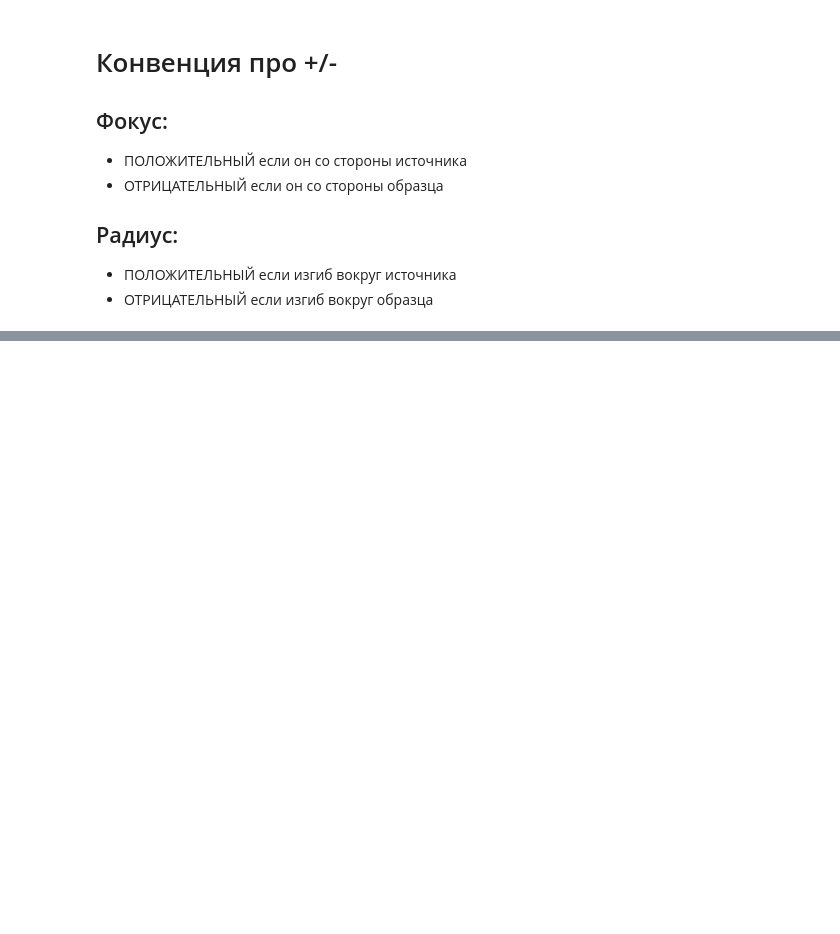
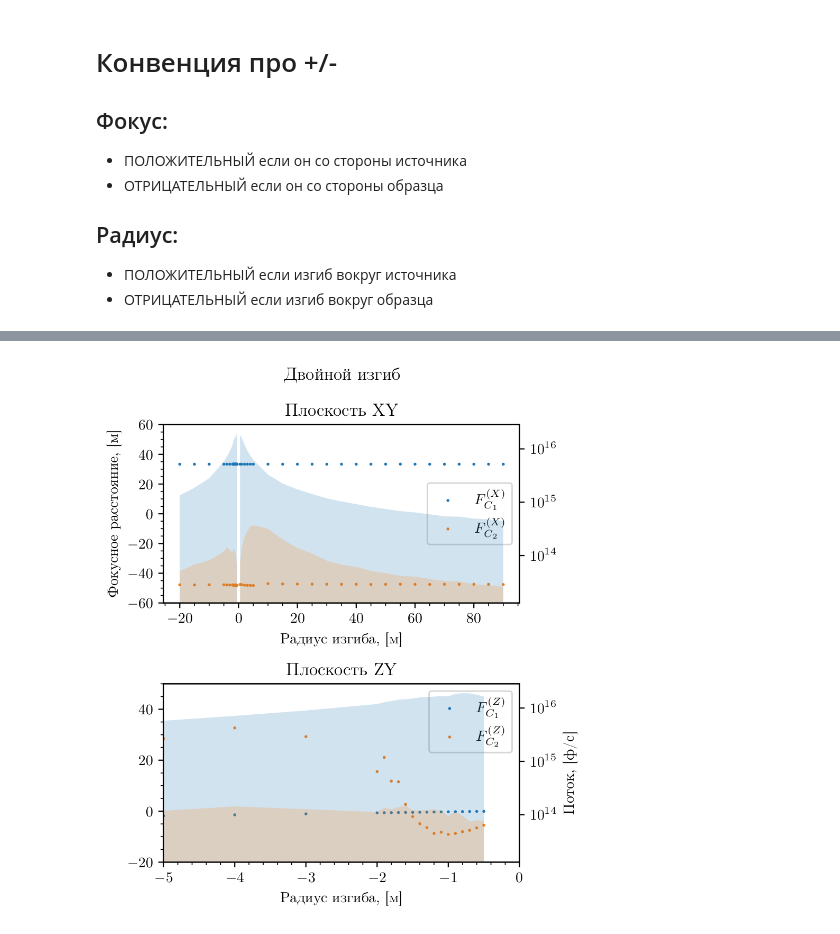
Before and after one commit to glebdovzhenko/skif-xrt, a Jupyter notebook: notebooks/focusing.ipynb, the cells around one changed output, grey strips where cells are left out. Saved outputs shown, nothing was run; the diff lists cells and outputs as text; code cells hidden in the pictures; blank space fills up the shorter version.

```diff
--- a/notebooks/focusing.ipynb
+++ b/notebooks/focusing.ipynb
@@ -420,0 +313,95 @@ fig
+# %%
+dd = '/Users/glebdovzhenko/Dropbox/PycharmProjects/skif-xrt/datasets/nstu-scw/get_focus_'
+
+c1c2_cr_dist = np.sqrt(np.sum((np.array([0.0, 33594.21541931476, 12.5]) - np.array([0.0, 33500.0, 0.0]))**2))
+em_cr_dist = np.sqrt(np.sum((np.array([0, 55000.0, 25.0]) - np.array([0.0, 33688.43083862951, 25]))**2))
+
+r1x, r2x, r1y, r2y, r1_, r2_, f1x, f2x, f1y, f2y, flux1, flux2 = [], [], [], [], [], [], [], [], [], [], [], []
+for metadata in datafiles(dd):
+
+    with open(os.path.join(dd, metadata['file']), 'rb') as f:
+        data = pickle.load(f)
+        k, b = get_line_kb(data, show=False)
+        fdist = -np.sign(k) * np.sqrt((1. / k) ** 2 + (b / k) ** 2)
+
+        if (metadata['name'] == 'C1C2') & (metadata['axes'] == 'XXpr'):
+            f1x.append(-fdist + c1c2_cr_dist)
+            r1x.append(metadata['r1'])
+        elif (metadata['name'] == 'C1C2') & (metadata['axes'] == 'ZZpr'):
+            f1y.append(-fdist + c1c2_cr_dist)
+            r1y.append(metadata['r1'])
+        elif (metadata['name'] == 'FM') & (metadata['axes'] == 'XXpr'):
+            f2x.append(-fdist - em_cr_dist)
+            r2x.append(metadata['r1'])
+        elif (metadata['name'] == 'FM') & (metadata['axes'] == 'ZZpr'):
+            f2y.append(-fdist - em_cr_dist)
+            r2y.append(metadata['r1'])
+        elif (metadata['name'] == 'C1C2') & (metadata['axes'] == 'XZ'):
+            r1_.append(metadata['r1'])
+            flux1.append(data.flux)
+        elif (metadata['name'] == 'FM') & (metadata['axes'] == 'XZ'):
+            r2_.append(metadata['r1'])
+            flux2.append(data.flux)
+
+r1x, r2x, r1y, r2y, r1_, r2_, f1x, f2x, f1y, f2y, flux1, flux2 = np.array(r1x), np.array(r2x), np.array(r1y), np.array(r2y), np.array(r1_), np.array(r2_), \
+    np.array(f1x), np.array(f2x), np.array(f1y), np.array(f2y), np.array(flux1), np.array(flux2)
+
+f1x *= 1e-3; f2x *= 1e-3; f1y *= 1e-3; f2y *= 1e-3
+ii1 = np.argsort(r1_)
+ii2 = np.argsort(r2_)
+r1_, r2_, flux1, flux2 = r1_[ii1], r2_[ii2], flux1[ii1], flux2[ii2]
+
+plt.close(fig)
+fig, (ax1, ax2) = plt.subplots(2, 1, figsize=(4.75, 4.75 * 18 / 16))
+fig.suptitle('Двойной изгиб')
+
+ax1f = ax1.twinx()
+ax1f.fill_between(r1_[r1_ > 0], flux1[r1_ > 0], np.ones(shape=flux1[r1_ > 0].shape), alpha=.2, linewidth=0, color=mcolors.TABLEAU_COLORS['tab:blue'])
+ax1f.fill_between(r1_[r1_ < 0], flux1[r1_ < 0], np.ones(shape=flux1[r1_ < 0].shape), alpha=.2, linewidth=0, color=mcolors.TABLEAU_COLORS['tab:blue'])
+ax1f.fill_between(r2_[r2_ > 0], flux2[r2_ > 0], np.zeros(shape=flux2[r2_ > 0].shape), alpha=.2, linewidth=0, color=mcolors.TABLEAU_COLORS['tab:orange'])
+ax1f.fill_between(r2_[r2_ < 0], flux2[r2_ < 0], np.zeros(shape=flux2[r2_ < 0].shape), alpha=.2, linewidth=0, color=mcolors.TABLEAU_COLORS['tab:orange'])
+ax1f.set_yscale('log')
+ax1f.set_ylim(0.5 * np.min(flux2), 1.5 * np.max(flux1))
+
+ax1.scatter(r1x, f1x, label='$F_{C_1}^{(X)}$', color=mcolors.TABLEAU_COLORS['tab:blue'], s=1)
+ax1.scatter(r2x, f2x, label='$F_{C_2}^{(X)}$', color=mcolors.TABLEAU_COLORS['tab:orange'], s=1)
+ax1.set_xlabel('Радиус изгиба, [м]')
+ax1.set_ylabel('Фокусное расстояние, [м]')
+ax1.set_title('Плоскость XY')
+ax1.legend()
+
+ax2.scatter(r1y, f1y, label='$F_{C_1}^{(Z)}$', color=mcolors.TABLEAU_COLORS['tab:blue'], s=1)
+ax2.scatter(r2y, f2y, label='$F_{C_2}^{(Z)}$', color=mcolors.TABLEAU_COLORS['tab:orange'], s=1)
+ax2.set_xlabel('Радиус изгиба, [м]')
+ax2.set_title('Плоскость ZY')
+ax2.legend()
+
+ax2f = ax2.twinx()
+ax2f.fill_between(r1_[r1_ > 0], flux1[r1_ > 0], np.ones(shape=flux1[r1_ > 0].shape), alpha=.2, linewidth=0, color=mcolors.TABLEAU_COLORS['tab:blue'])
+ax2f.fill_between(r1_[r1_ < 0], flux1[r1_ < 0], np.ones(shape=flux1[r1_ < 0].shape), alpha=.2, linewidth=0, color=mcolors.TABLEAU_COLORS['tab:blue'])
+ax2f.fill_between(r2_[r2_ > 0], flux2[r2_ > 0], np.zeros(shape=flux2[r2_ > 0].shape), alpha=.2, linewidth=0, color=mcolors.TABLEAU_COLORS['tab:orange'])
+ax2f.fill_between(r2_[r2_ < 0], flux2[r2_ < 0], np.zeros(shape=flux2[r2_ < 0].shape), alpha=.2, linewidth=0, color=mcolors.TABLEAU_COLORS['tab:orange'])
+ax2f.set_yscale('log')
+ax2f.set_ylim(0.5 * np.min(flux2), 1.5 * np.max(flux1))
+ax2f.set_ylabel('Поток, [ф/с]')
+
+ax1.xaxis.set_minor_locator(AutoMinorLocator())
+ax2.xaxis.set_minor_locator(AutoMinorLocator())
+ax1.yaxis.set_minor_locator(AutoMinorLocator())
+ax2.yaxis.set_minor_locator(AutoMinorLocator())
+ax1f.yaxis.set_minor_locator(LogLocator(numticks=15))
+ax2f.yaxis.set_minor_locator(LogLocator(numticks=15))
+
+ax1.set_ylim(-60, 60)
+ax2.set_ylim(-20, 50)
+ax2.set_xlim(-5, 0)
+
+plt.tight_layout()
+
+plt.savefig('focusing/dual.pgf')
+plt.savefig('focusing/dual.pdf')
+
+
+fig
+# %% [output]
+[figure, added]
```
Also changed, not shown: parts of 9 cells of this notebook, 13 other files.
